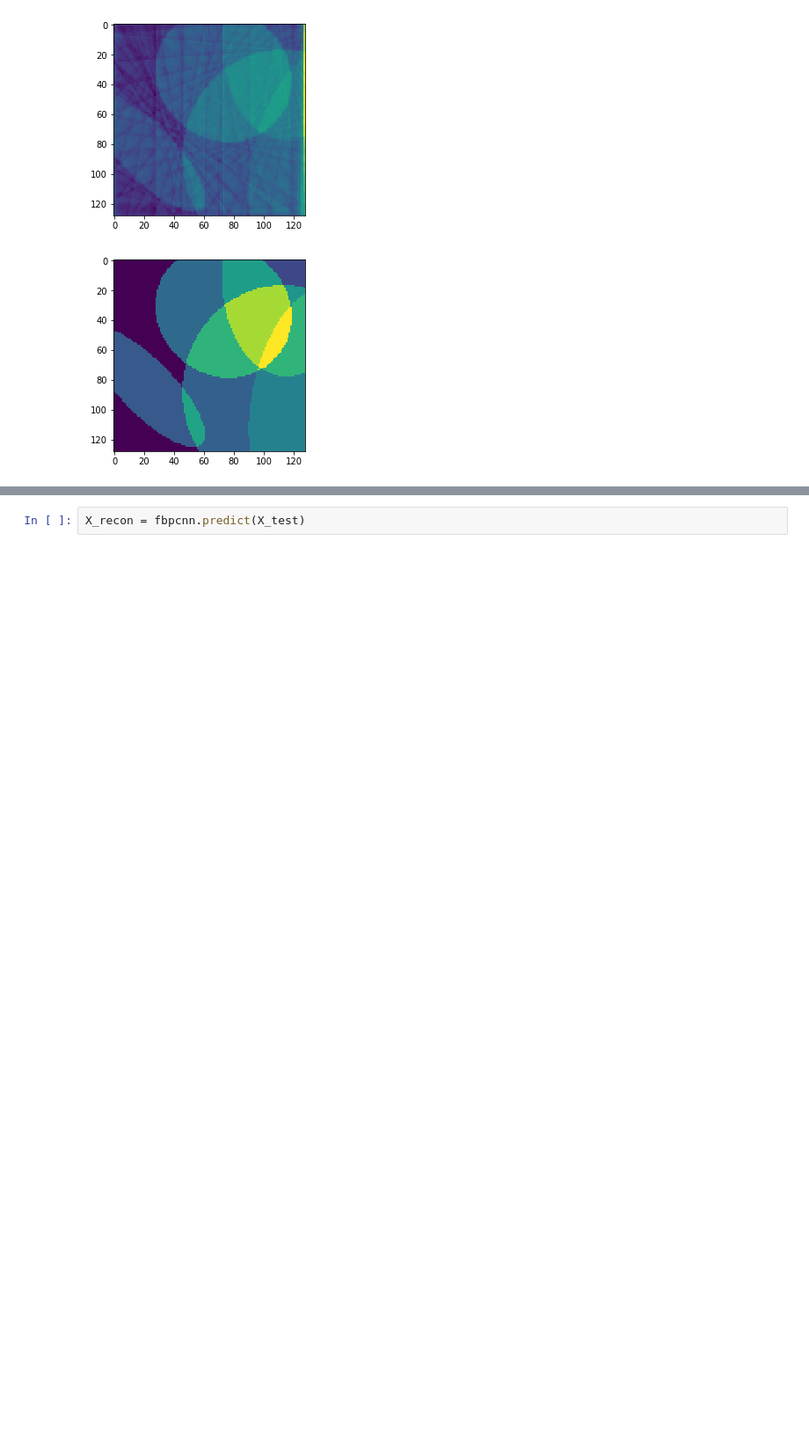
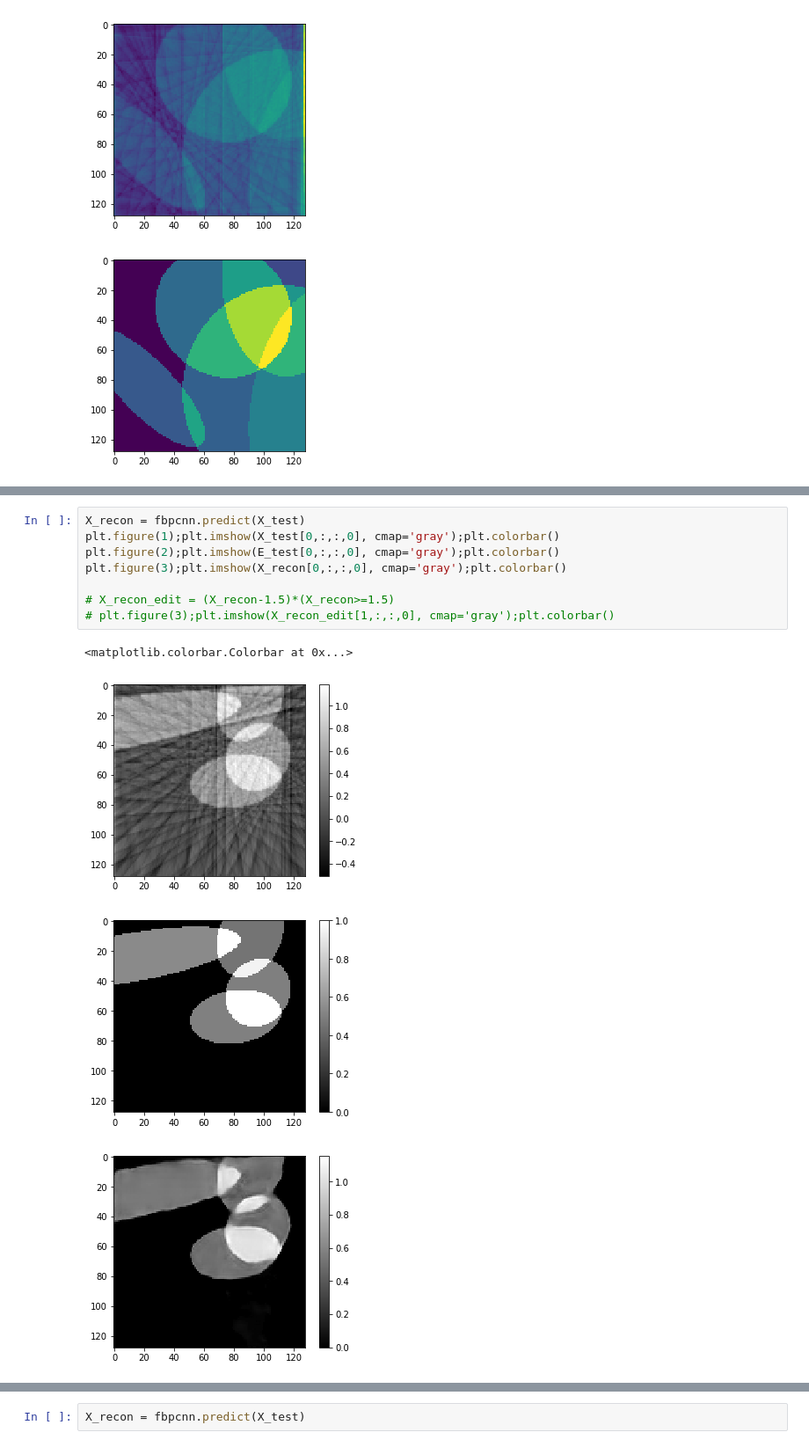
Before and after one commit to kvarun95/fbpconvnet, a Jupyter notebook: src/train.ipynb, the cells around one changed output, grey strips where cells are left out. Shown at 88% size. Saved outputs shown, nothing was run; the diff lists cells and outputs as text; blank space fills up the shorter version.

```diff
--- a/src/train.ipynb
+++ b/src/train.ipynb
@@ -69,3 +74,16 @@ NameError: name 'fbpcnn' is not defined
+# %%
+X_recon = fbpcnn.predict(X_test)
+plt.figure(1);plt.imshow(X_test[0,:,:,0], cmap='gray');plt.colorbar()
+plt.figure(2);plt.imshow(E_test[0,:,:,0], cmap='gray');plt.colorbar()
+plt.figure(3);plt.imshow(X_recon[0,:,:,0], cmap='gray');plt.colorbar()
+
+# X_recon_edit = (X_recon-1.5)*(X_recon>=1.5)
+# plt.figure(3);plt.imshow(X_recon_edit[1,:,:,0], cmap='gray');plt.colorbar()
+# %% [output]
+<matplotlib.colorbar.Colorbar at 0x...>
+[figure, added]
+[figure, added]
+[figure, added]
 # %%
 la.norm(E_train[0,:,:,0].flatten() - X_train[0,:,:,0].flatten())
 # %% [output]
```
Also changed, not shown: parts of 16 cells of this notebook, 5 other files.
